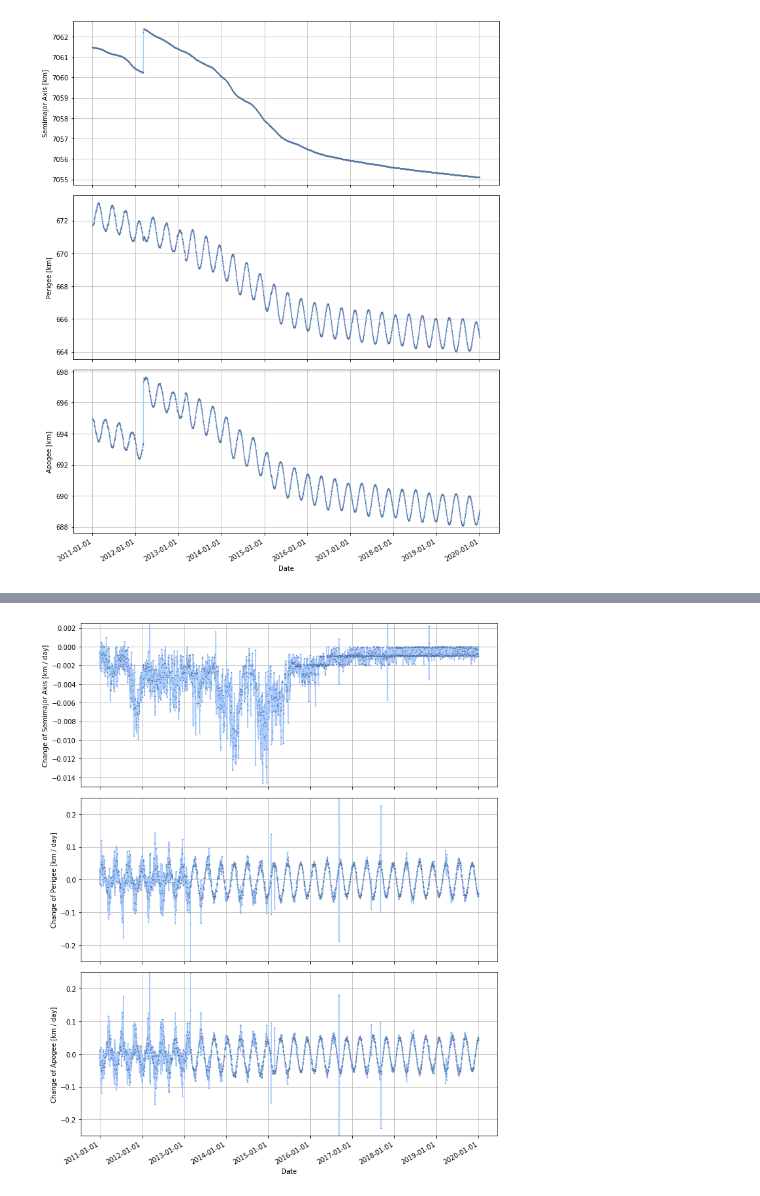
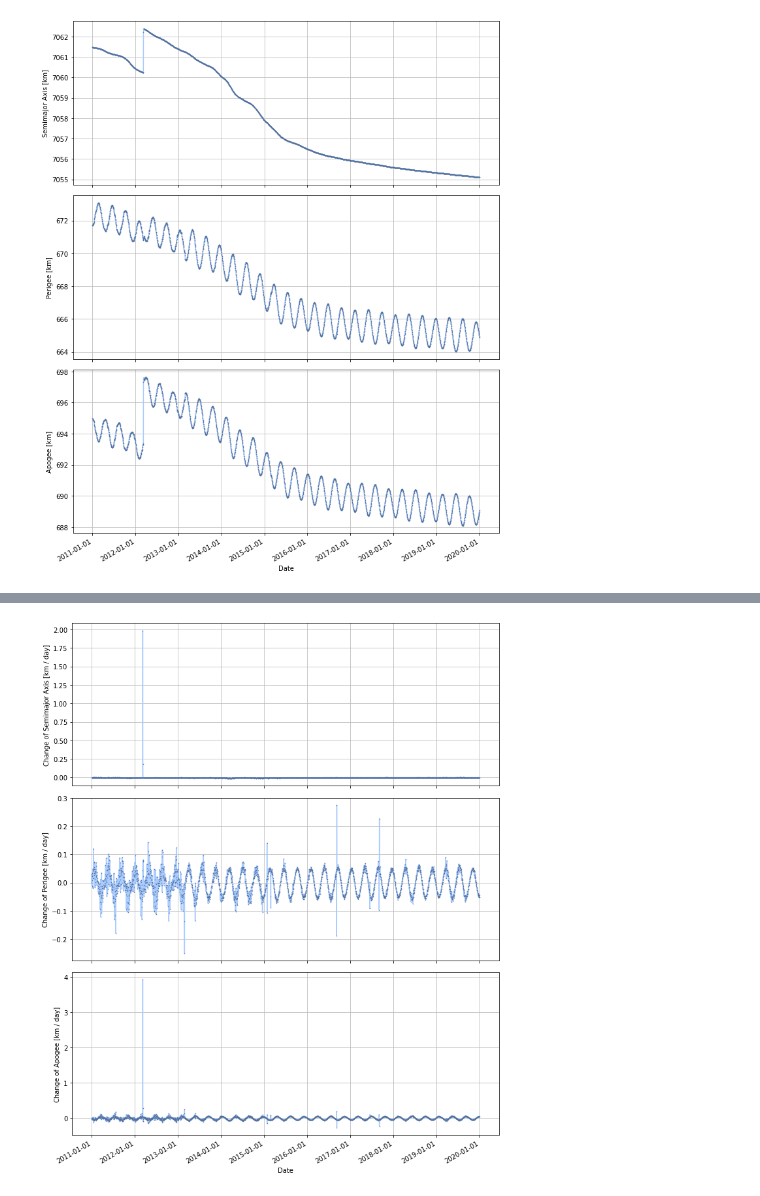
Before and after one commit to nishida/tle, a Jupyter notebook: create_daily_data.ipynb, the cells around one changed output, grey strips where cells are left out. Saved outputs shown, nothing was run; the diff lists cells and outputs as text; code cells hidden in the pictures.

```diff
--- a/create_daily_data.ipynb
+++ b/create_daily_data.ipynb
@@ -168,0 +125,31 @@ plt.show()
+# %%
+# 軌道長半径、近地点、遠地点の日変化をプロット
+def plotdot(df, set_ylim = False):
+    fig = plt.figure(figsize=(10, 12))
+    ax1 = fig.add_subplot(3, 1, 1)
+    ax1.plot(df['DOT_SEMIMAJOR_AXIS'], color='#aaccff', marker='.', markersize=1, markeredgecolor='#5070a0')
+    #ax1.xaxis.set_major_locator(mdates.MonthLocator(bymonthday=1, bymonth=1, tz=None))
+    ax1.xaxis.set_major_formatter(mdates.DateFormatter("%Y-%m-%d"))
+    ax1.set_xlabel("Date")
+    ax1.set_ylabel("Change of Semimajor Axis [km / day]")
+    ax1.grid(b=True, which='major', color='#bbbbbb', linestyle='-')
+    if set_ylim:  ax1.set_ylim(myrange(df_daily['DOT_SEMIMAJOR_AXIS']))
+    ax2 = fig.add_subplot(3, 1, 2)
+    ax2.plot(df['DOT_PERIAPSIS'], color='#aaccff', marker='.', markersize=1, markeredgecolor='#5070a0')
+    #ax2.xaxis.set_major_locator(mdates.MonthLocator(bymonthday=1, bymonth=1, tz=None))
+    ax2.xaxis.set_major_formatter(mdates.DateFormatter("%Y-%m-%d"))
+    ax2.set_xlabel("Date")
+    ax2.set_ylabel("Change of Perigee [km / day]")
+    ax2.grid(b=True, which='major', color='#bbbbbb', linestyle='-')
+    if set_ylim: ax2.set_ylim(myrange(df_daily['DOT_PERIAPSIS']))
+    ax3 = fig.add_subplot(3, 1, 3)
+    ax3.plot(df['DOT_APOAPSIS'], color='#aaccff', marker='.', markersize=1, markeredgecolor='#5070a0')
+    #ax3.xaxis.set_major_locator(mdates.MonthLocator(bymonthday=1, bymonth=1, tz=None))
+    ax3.xaxis.set_major_formatter(mdates.DateFormatter("%Y-%m-%d"))
+    ax3.set_xlabel("Date")
+    ax3.set_ylabel("Change of Apogee [km / day]")
+    ax3.grid(b=True, which='major', color='#bbbbbb', linestyle='-')
+    if set_ylim: ax3.set_ylim(myrange(df_daily['DOT_APOAPSIS']))
+    fig.autofmt_xdate()
+    plt.tight_layout()
+    plt.show()
@@ -317,32 +292,4 @@ plt.show()
-# %%
-# 軌道長半径、近地点、遠地点の日変化をプロット
-fig = plt.figure(figsize=(10, 12))
-ax1 = fig.add_subplot(3, 1, 1)
-ax1.plot(df_daily['DOT_SEMIMAJOR_AXIS'], color='#aaccff', marker='.', markersize=1, markeredgecolor='#5070a0')
-#ax1.xaxis.set_major_locator(mdates.MonthLocator(bymonthday=1, bymonth=1, tz=None))
-ax1.xaxis.set_major_formatter(mdates.DateFormatter("%Y-%m-%d"))
-ax1.set_xlabel("Date")
-ax1.set_ylabel("Change of Semimajor Axis [km / day]")
-ax1.grid(b=True, which='major', color='#bbbbbb', linestyle='-')
-ax1.set_ylim(-0.015,0.0025)
-ax2 = fig.add_subplot(3, 1, 2)
-ax2.plot(df_daily['DOT_PERIAPSIS'], color='#aaccff', marker='.', markersize=1, markeredgecolor='#5070a0')
-#ax2.xaxis.set_major_locator(mdates.MonthLocator(bymonthday=1, bymonth=1, tz=None))
-ax2.xaxis.set_major_formatter(mdates.DateFormatter("%Y-%m-%d"))
-ax2.set_xlabel("Date")
-ax2.set_ylabel("Change of Perigee [km / day]")
-ax2.grid(b=True, which='major', color='#bbbbbb', linestyle='-')
-ax2.set_ylim(-0.25,0.25)
-ax3 = fig.add_subplot(3, 1, 3)
-ax3.plot(df_daily['DOT_APOAPSIS'], color='#aaccff', marker='.', markersize=1, markeredgecolor='#5070a0')
-#ax3.xaxis.set_major_locator(mdates.MonthLocator(bymonthday=1, bymonth=1, tz=None))
-ax3.xaxis.set_major_formatter(mdates.DateFormatter("%Y-%m-%d"))
-ax3.set_xlabel("Date")
-ax3.set_ylabel("Change of Apogee [km / day]")
-ax3.grid(b=True, which='major', color='#bbbbbb', linestyle='-')
-ax3.set_ylim(-0.25,0.25)
-fig.autofmt_xdate()
-plt.tight_layout()
-plt.show()
-# %% [output]
-[figure, removed]
+# %%
+plotdot(df_daily)
+# %% [output]
+[figure, added]
```
Also changed, not shown: parts of 30 cells of this notebook, 2 other files.
